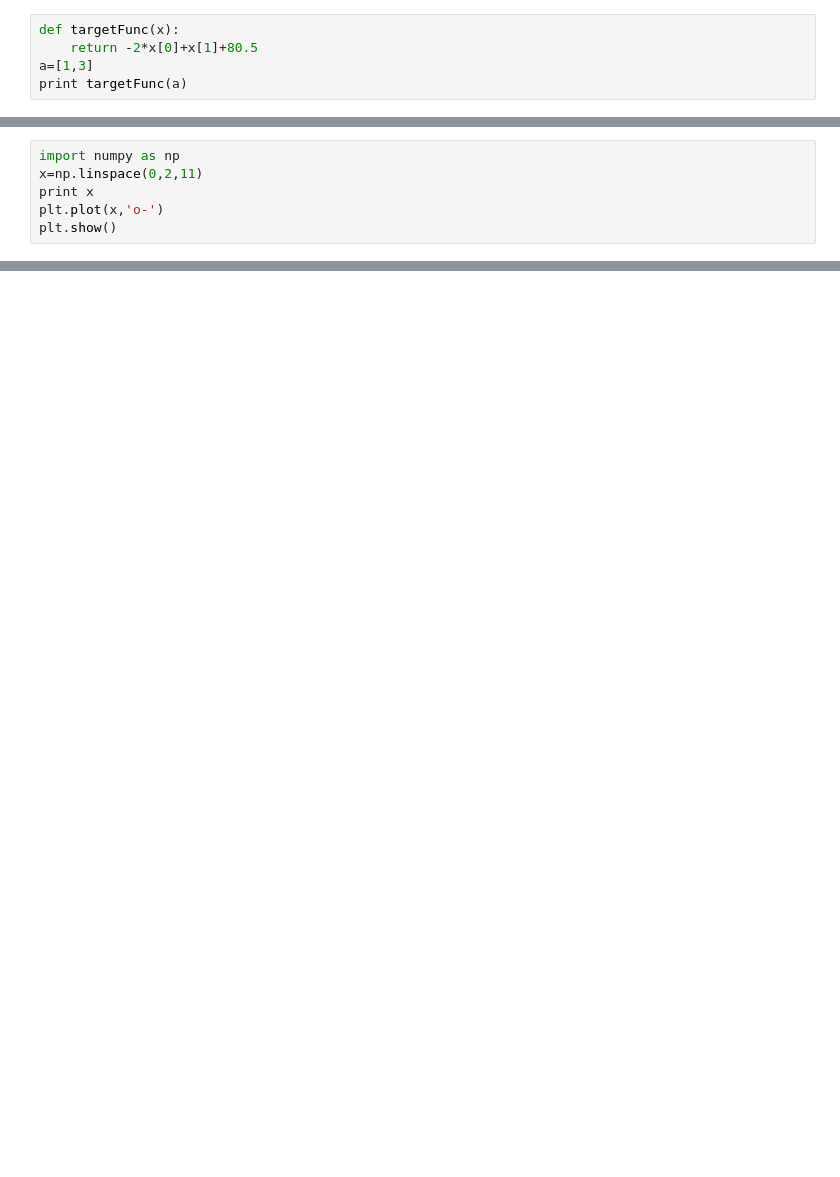
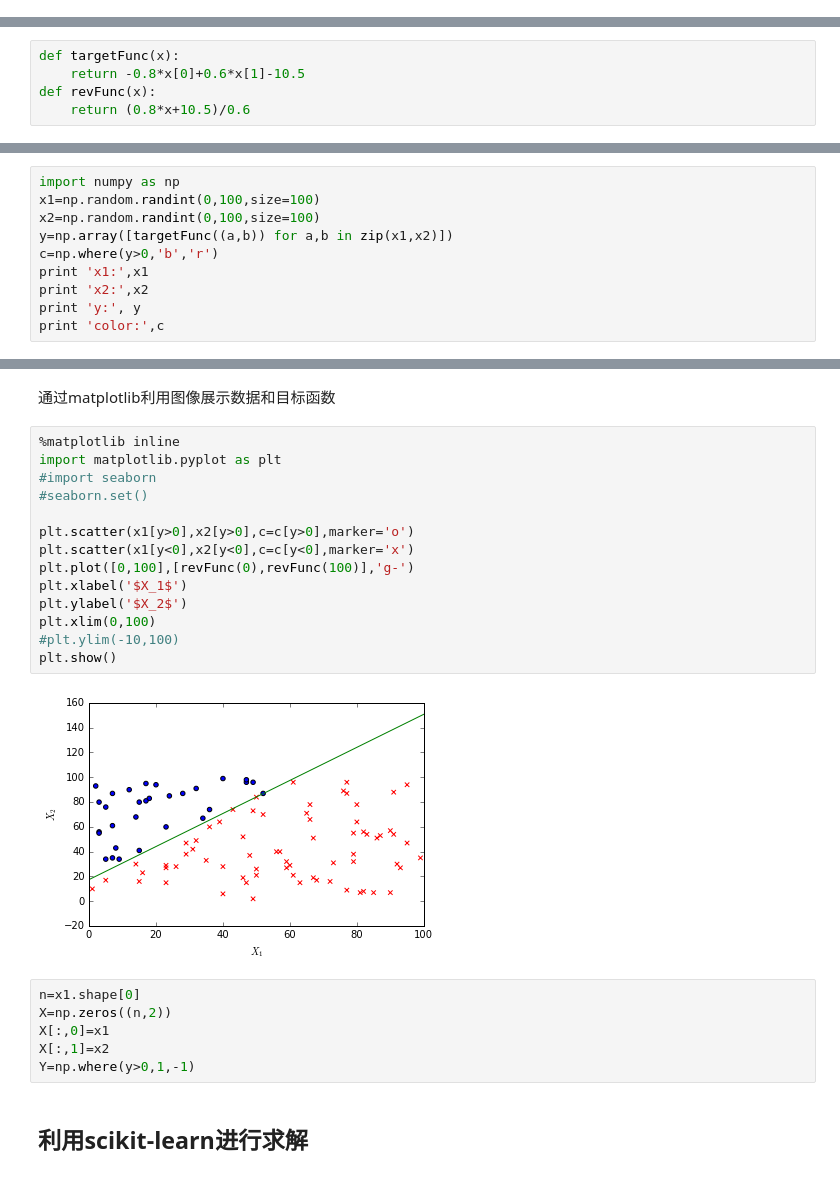
Before and after one commit to sunqiang85/notebook, a Jupyter notebook: statisticsMachineLearning/02perceptron.ipynb, the cells around one changed output, grey strips where cells are left out. Cells and saved outputs as stored; diff of their text form; blank space fills up the shorter version.

```diff
--- a/statisticsMachineLearning/02perceptron.ipynb
+++ b/statisticsMachineLearning/02perceptron.ipynb
@@ -50,8 +52,3 @@ y_i(w_{t+1}x_i+b_{t+1}) & = &y_i((w_t+\eta y_i x_i)x_i+b_t+\eta y_i) \\
 \end{eqnarray*}
 $$
 可见$y_i(w_{t+1}x_i+b_{t+1})$是递增的，最终会大于0，即正确分类。
-# %%
-def targetFunc(x):
-    return -2*x[0]+x[1]+80.5
-a=[1,3]
-print targetFunc(a)
@@ -100,6 +54,0 @@ plt.show()
-# %%
-import numpy as np
-x=np.linspace(0,2,11)
-print x
-plt.plot(x,'o-')
-plt.show()
@@ -119,0 +58,5 @@ plt.show()
+# %%
+def targetFunc(x):
+    return -0.8*x[0]+0.6*x[1]-10.5
+def revFunc(x):
+    return (0.8*x+10.5)/0.6
@@ -119,0 +65,10 @@ plt.show()
+# %%
+import numpy as np
+x1=np.random.randint(0,100,size=100)
+x2=np.random.randint(0,100,size=100)
+y=np.array([targetFunc((a,b)) for a,b in zip(x1,x2)])
+c=np.where(y>0,'b','r')
+print 'x1:',x1
+print 'x2:',x2
+print 'y:', y
+print 'color:',c
@@ -119,0 +93,26 @@ plt.show()
+# %% [markdown]
+通过matplotlib利用图像展示数据和目标函数
+# %%
+%matplotlib inline
+import matplotlib.pyplot as plt
+#import seaborn
+#seaborn.set()
+
+plt.scatter(x1[y>0],x2[y>0],c=c[y>0],marker='o')
+plt.scatter(x1[y<0],x2[y<0],c=c[y<0],marker='x')
+plt.plot([0,100],[revFunc(0),revFunc(100)],'g-')
+plt.xlabel('$X_1$')
+plt.ylabel('$X_2$')
+plt.xlim(0,100)
+#plt.ylim(-10,100)
+plt.show()
+# %% [output]
+[figure, added]
+# %%
+n=x1.shape[0]
+X=np.zeros((n,2))
+X[:,0]=x1
+X[:,1]=x2
+Y=np.where(y>0,1,-1)
+# %% [markdown]
+## 利用scikit-learn进行求解
```
Also changed, not shown: parts of 24 cells of this notebook, 10 other files.
